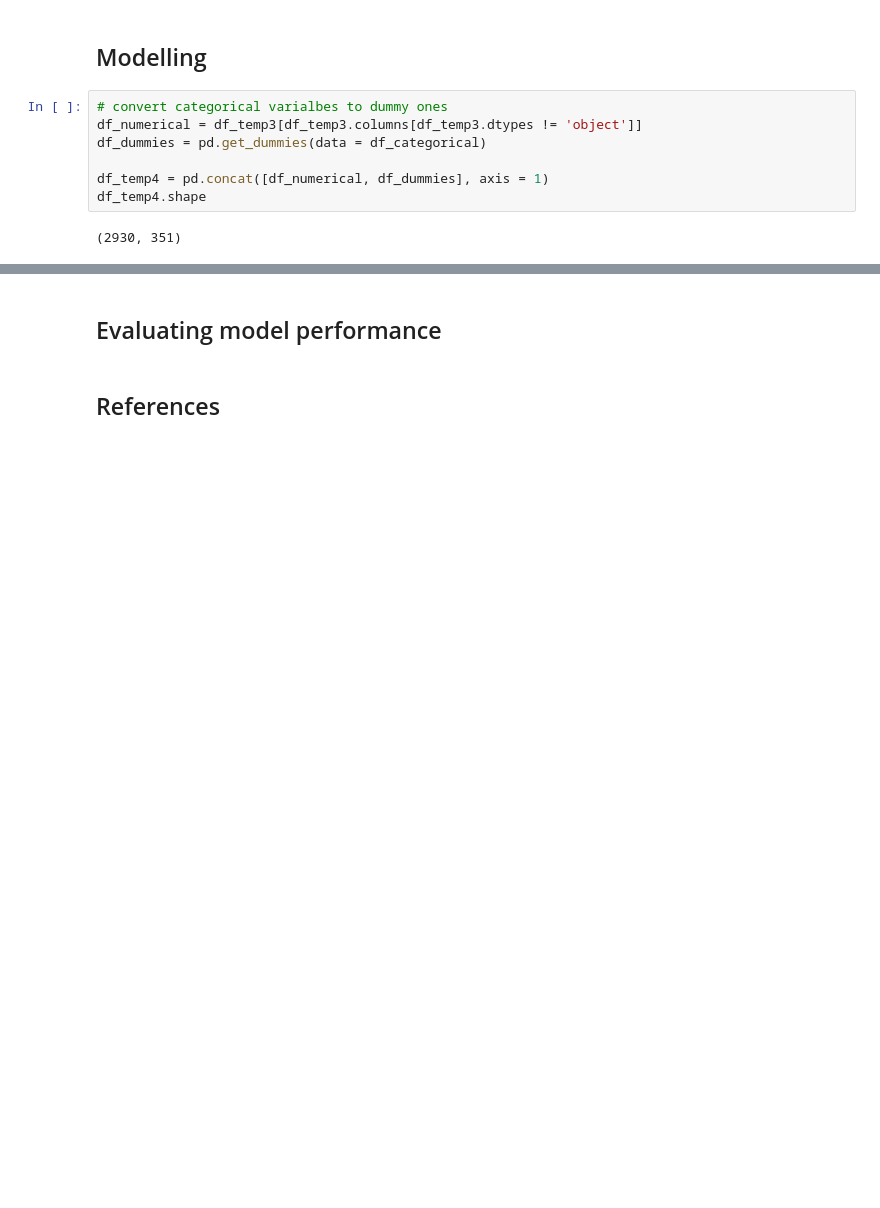
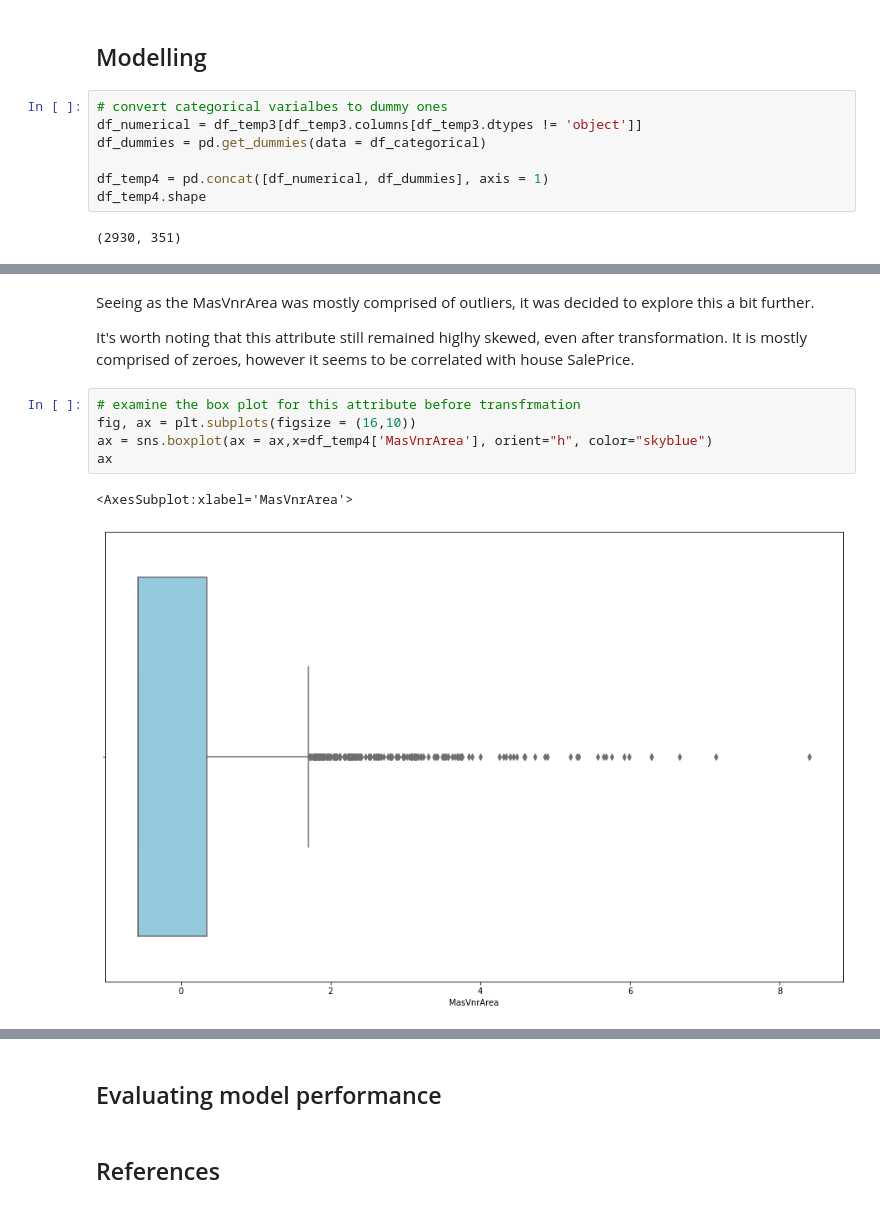
Before and after one commit to namiyousef/ICDSS_Challenges2020, a Jupyter notebook: real-estate/real-estate.ipynb, the cells around one changed output, grey strips where cells are left out. Cells and saved outputs as stored; diff of their text form; blank space fills up the shorter version.

```diff
--- a/real-estate/real-estate.ipynb
+++ b/real-estate/real-estate.ipynb
@@ -221,0 +284,12 @@ df_temp4.shape
+# %% [markdown]
+Seeing as the MasVnrArea was mostly comprised of outliers, it was decided to explore this a bit further.
+
+It's worth noting that this attribute still remained higlhy skewed, even after transformation. It is mostly comprised of zeroes, however it seems to be correlated with house SalePrice.
+# %%
+# examine the box plot for this attribute before transfrmation
+fig, ax = plt.subplots(figsize = (16,10))
+ax = sns.boxplot(ax = ax,x=df_temp4['MasVnrArea'], orient="h", color="skyblue")
+ax
+# %% [output]
+<AxesSubplot:xlabel='MasVnrArea'>
+[figure, added]
```
Also changed, not shown: parts of 17 cells of this notebook.
